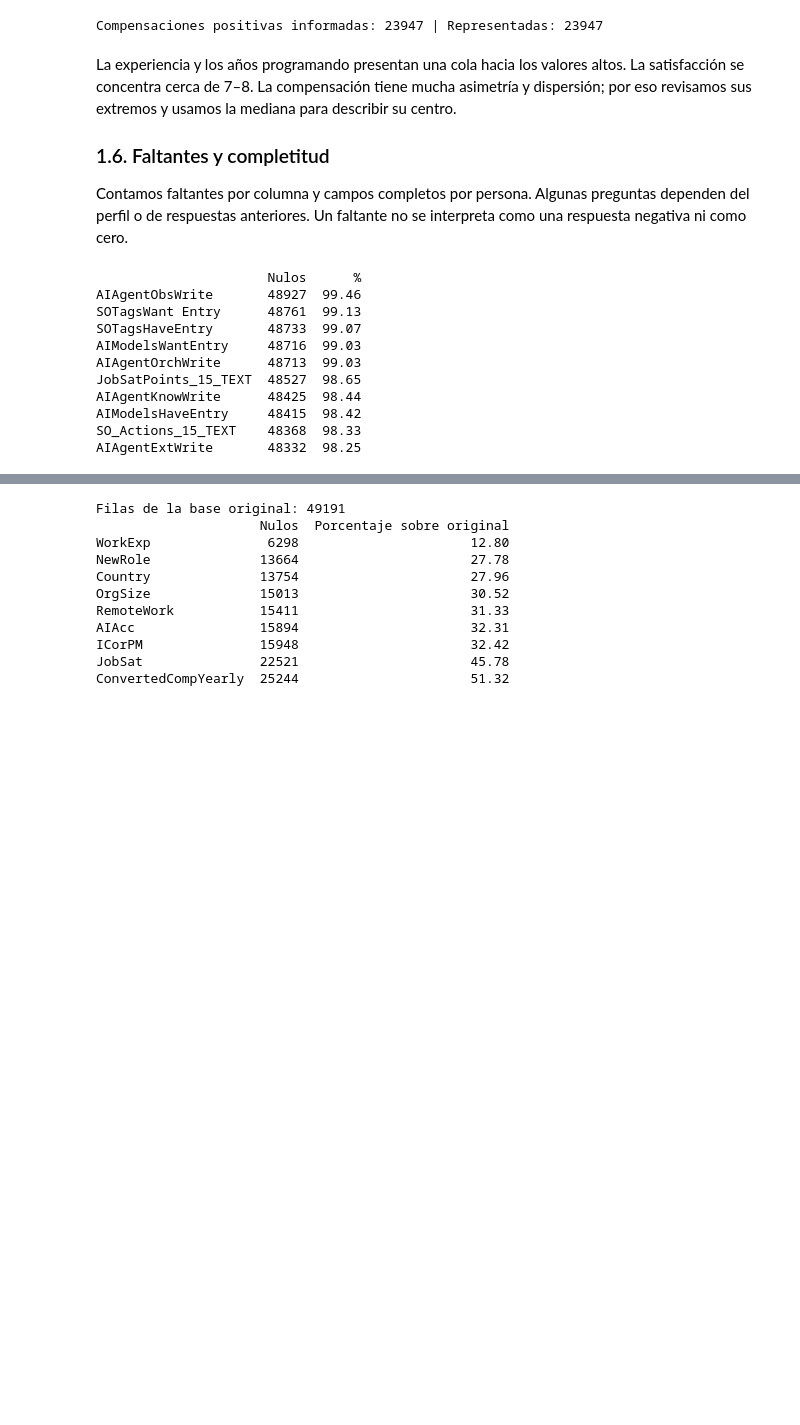
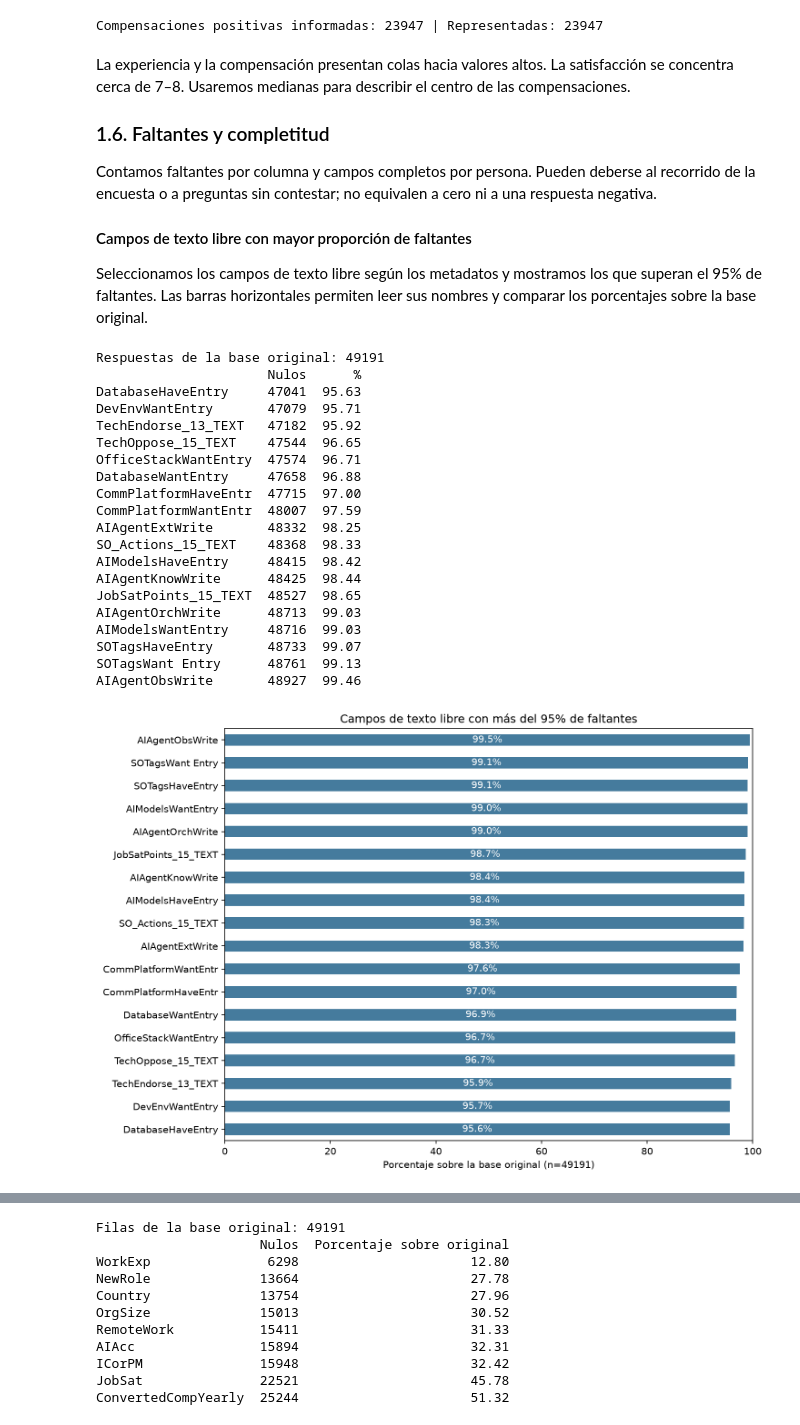
Before and after one commit to FausGiun/Fudamentos, a Jupyter notebook: tp_especial.ipynb, the cells around one changed output, grey strips where cells are left out. Drawn from its saved outputs; the diff is of its cells as text; code cells hidden in the pictures; blank space fills up the shorter version.

Commit message:
Acortar textos y graficar faltantes de campos abiertos

```diff
--- a/tp_especial.ipynb
+++ b/tp_especial.ipynb
@@ -193,25 +172,70 @@ print(f"Compensaciones positivas informadas: {len(compensaciones_exploracion)} |
 [figure]
 Compensaciones positivas informadas: 23947 | Representadas: 23947
 # %% [markdown]
-La experiencia y los años programando presentan una cola hacia los valores altos. La satisfacción se concentra cerca de 7–8. La compensación tiene mucha asimetría y dispersión; por eso revisamos sus extremos y usamos la mediana para describir su centro.
+La experiencia y la compensación presentan colas hacia valores altos. La satisfacción se concentra cerca de 7–8. Usaremos medianas para describir el centro de las compensaciones.
 
 ### 1.6. Faltantes y completitud
 
-Contamos faltantes por columna y campos completos por persona. Algunas preguntas dependen del perfil o de respuestas anteriores. Un faltante no se interpreta como una respuesta negativa ni como cero.
+Contamos faltantes por columna y campos completos por persona. Pueden deberse al recorrido de la encuesta o a preguntas sin contestar; no equivalen a cero ni a una respuesta negativa.
+
+#### Campos de texto libre con mayor proporción de faltantes
+
+Seleccionamos los campos de texto libre según los metadatos y mostramos los que superan el 95% de faltantes. Las barras horizontales permiten leer sus nombres y comparar los porcentajes sobre la base original.
 # %%
-resumen_faltantes = pd.DataFrame({"Nulos": datos_originales.isna().sum(), "%": datos_originales.isna().mean() * 100})
-resumen_faltantes = resumen_faltantes.sort_values("Nulos", ascending=False)
-print(resumen_faltantes.head(10).round(2).to_string())
+resumen_faltantes = pd.DataFrame({
+    "Nulos": datos_originales.isna().sum(),
+    "%": datos_originales.isna().mean() * 100
+}).sort_values("Nulos", ascending=False)
+
+columnas_no_numericas = datos_originales.select_dtypes(exclude="number").columns
+campos_texto_abierto = metadatos.loc[
+    (metadatos["type"].eq("TE") | metadatos["qname"].str.endswith("_TEXT"))
+    & metadatos["qname"].isin(columnas_no_numericas),
+    "qname"
+]
+
+faltantes_texto_abierto = resumen_faltantes.loc[campos_texto_abierto]
+faltantes_texto_abierto = faltantes_texto_abierto[
+    faltantes_texto_abierto["%"] > 95
+].sort_values("%")
+
+print("Respuestas de la base original:", len(datos_originales))
+print(faltantes_texto_abierto.round(2).to_string())
+
+eje_textos = faltantes_texto_abierto["%"].plot(
+    kind="barh", figsize=(10, 7), color="#457b9d"
+)
+eje_textos.bar_label(
+    eje_textos.containers[0], fmt="%.1f%%", label_type="center", color="white"
+)
+eje_textos.set_xlim(0, 100)
+eje_textos.set(
+    title="Campos de texto libre con más del 95% de faltantes",
+    xlabel=f"Porcentaje sobre la base original (n={len(datos_originales)})",
+    ylabel=""
+)
+plt.tight_layout()
+plt.show()
 # %% [output]
+Respuestas de la base original: 49191
                       Nulos      %
+DatabaseHaveEntry     47041  95.63
+DevEnvWantEntry       47079  95.71
+TechEndorse_13_TEXT   47182  95.92
+TechOppose_15_TEXT    47544  96.65
+OfficeStackWantEntry  47574  96.71
+DatabaseWantEntry     47658  96.88
+CommPlatformHaveEntr  47715  97.00
+CommPlatformWantEntr  48007  97.59
+AIAgentExtWrite       48332  98.25
+SO_Actions_15_TEXT    48368  98.33
+AIModelsHaveEntry     48415  98.42
+AIAgentKnowWrite      48425  98.44
+JobSatPoints_15_TEXT  48527  98.65
+AIAgentOrchWrite      48713  99.03
+AIModelsWantEntry     48716  99.03
+SOTagsHaveEntry       48733  99.07
+SOTagsWant Entry      48761  99.13
 AIAgentObsWrite       48927  99.46
-SOTagsWant Entry      48761  99.13
-SOTagsHaveEntry       48733  99.07
-AIModelsWantEntry     48716  99.03
-AIAgentOrchWrite      48713  99.03
-JobSatPoints_15_TEXT  48527  98.65
-AIAgentKnowWrite      48425  98.44
-AIModelsHaveEntry     48415  98.42
-SO_Actions_15_TEXT    48368  98.33
-AIAgentExtWrite       48332  98.25
+[figure, added]
 # %% [markdown]
```
Also changed, not shown: parts of 54 cells of this notebook.
